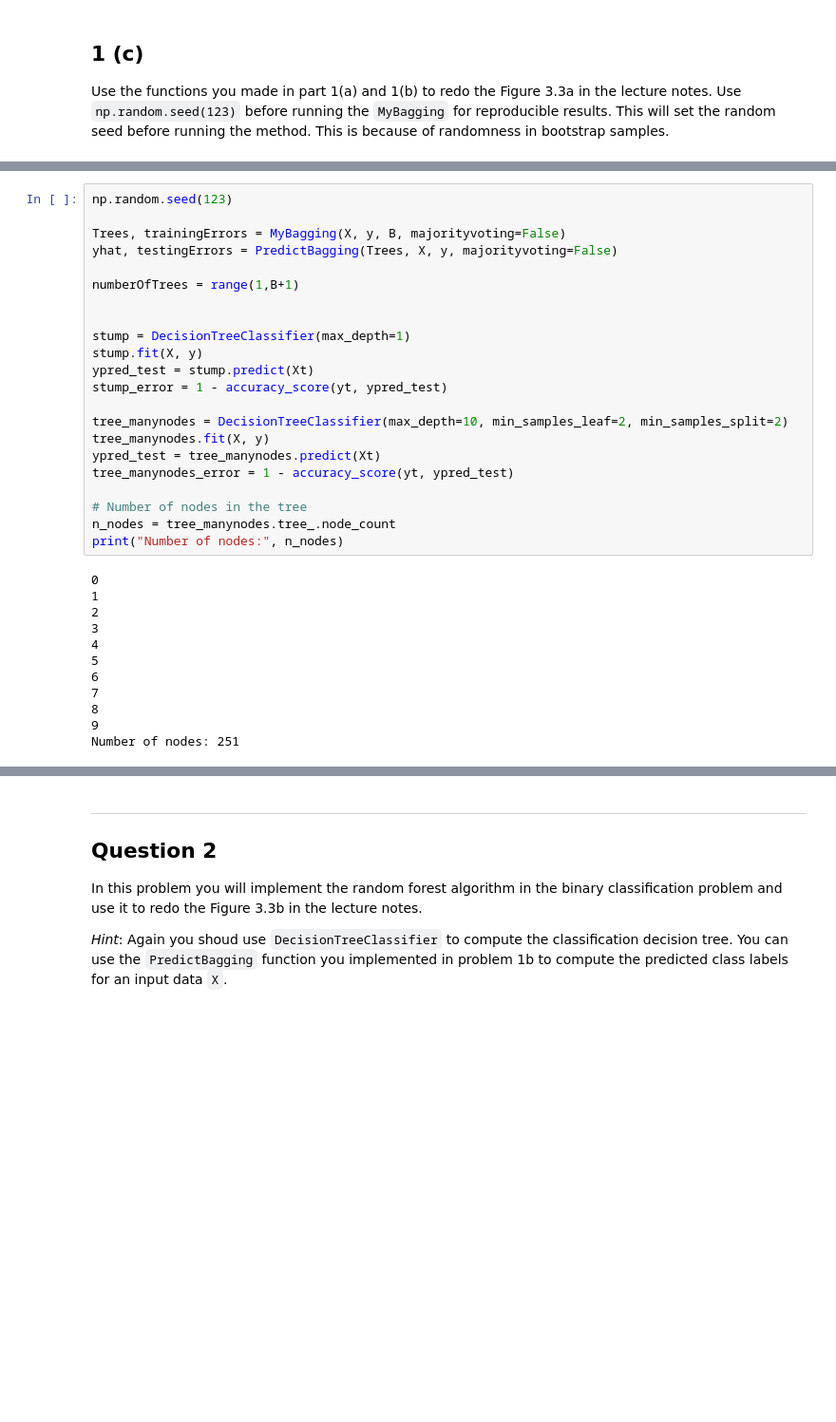
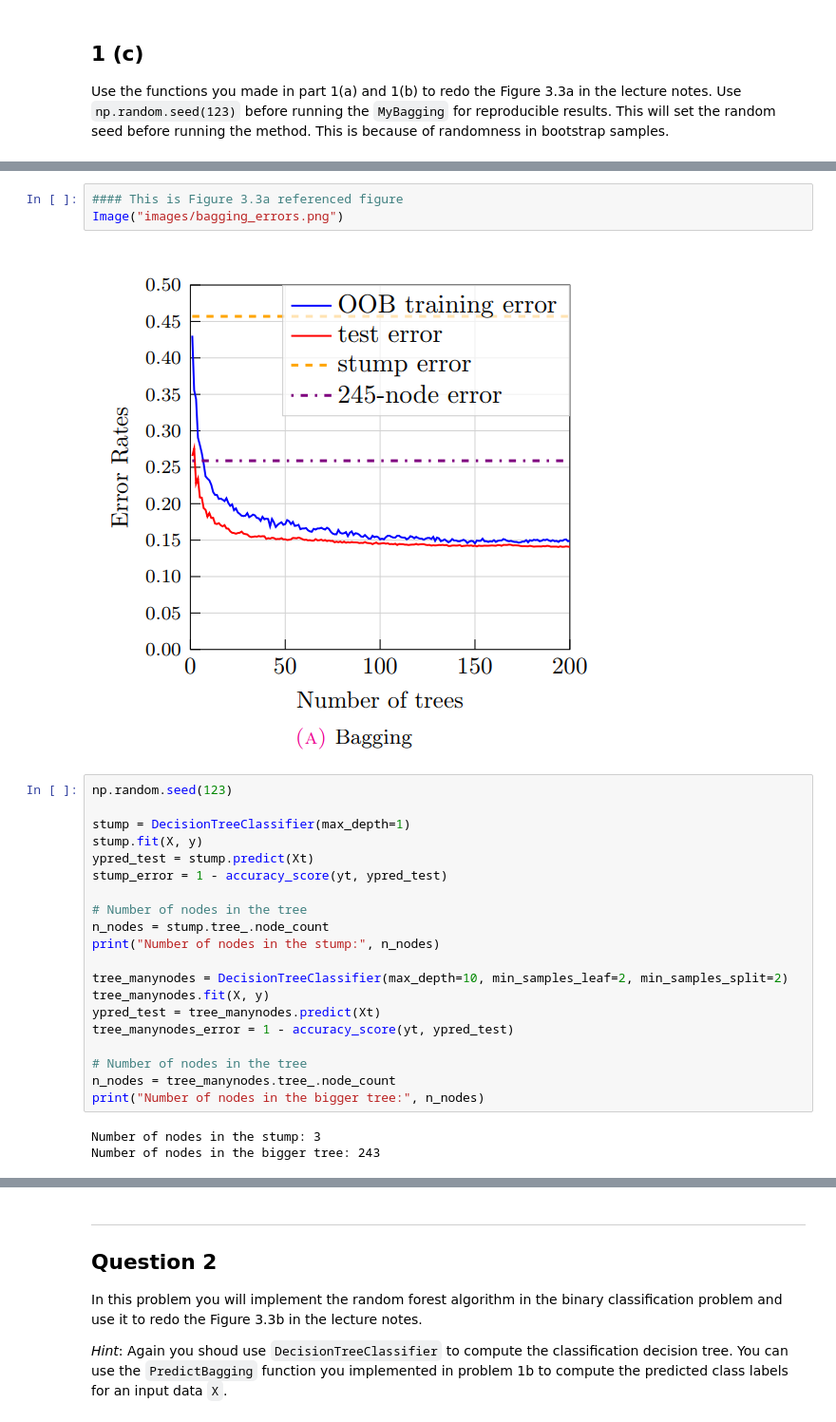
Before and after one commit to SpringNuance/LargeScaleDataAnalysis_assignment2, a Jupyter notebook: HW2.ipynb, the cells around one changed output, grey strips where cells are left out. Shown at 95% size. Drawn from its saved outputs; the diff is of its cells as text; blank space fills up the shorter version.

```diff
--- a/HW2.ipynb
+++ b/HW2.ipynb
@@ -382,16 +201,19 @@ This will set the random seed before running the method. This is because of rand
+# %%
+#### This is Figure 3.3a referenced figure
+Image("images/bagging_errors.png")
+# %% [output]
+[figure, added]
 # %%
 np.random.seed(123)
-
-Trees, trainingErrors = MyBagging(X, y, B, majorityvoting=False)
-yhat, testingErrors = PredictBagging(Trees, X, y, majorityvoting=False)
-
-numberOfTrees = range(1,B+1)
-
 
 stump = DecisionTreeClassifier(max_depth=1)
 stump.fit(X, y)
 ypred_test = stump.predict(Xt)
 stump_error = 1 - accuracy_score(yt, ypred_test)
+
+# Number of nodes in the tree
+n_nodes = stump.tree_.node_count
+print("Number of nodes in the stump:", n_nodes)
 
 tree_manynodes = DecisionTreeClassifier(max_depth=10, min_samples_leaf=2, min_samples_split=2)
 tree_manynodes.fit(X, y)
@@ -400,19 +222,10 @@ tree_manynodes_error = 1 - accuracy_score(yt, ypred_test)
 
 # Number of nodes in the tree
 n_nodes = tree_manynodes.tree_.node_count
-print("Number of nodes:", n_nodes)
+print("Number of nodes in the bigger tree:", n_nodes)
 # %% [output]
-0
-1
-2
-3
-4
-5
-6
-7
-8
-9
-Number of nodes: 251
+Number of nodes in the stump: 3
+Number of nodes in the bigger tree: 243
 # %%
 # your code here
 size = 15
```
Also changed, not shown: parts of 44 cells of this notebook, 4 other files.
